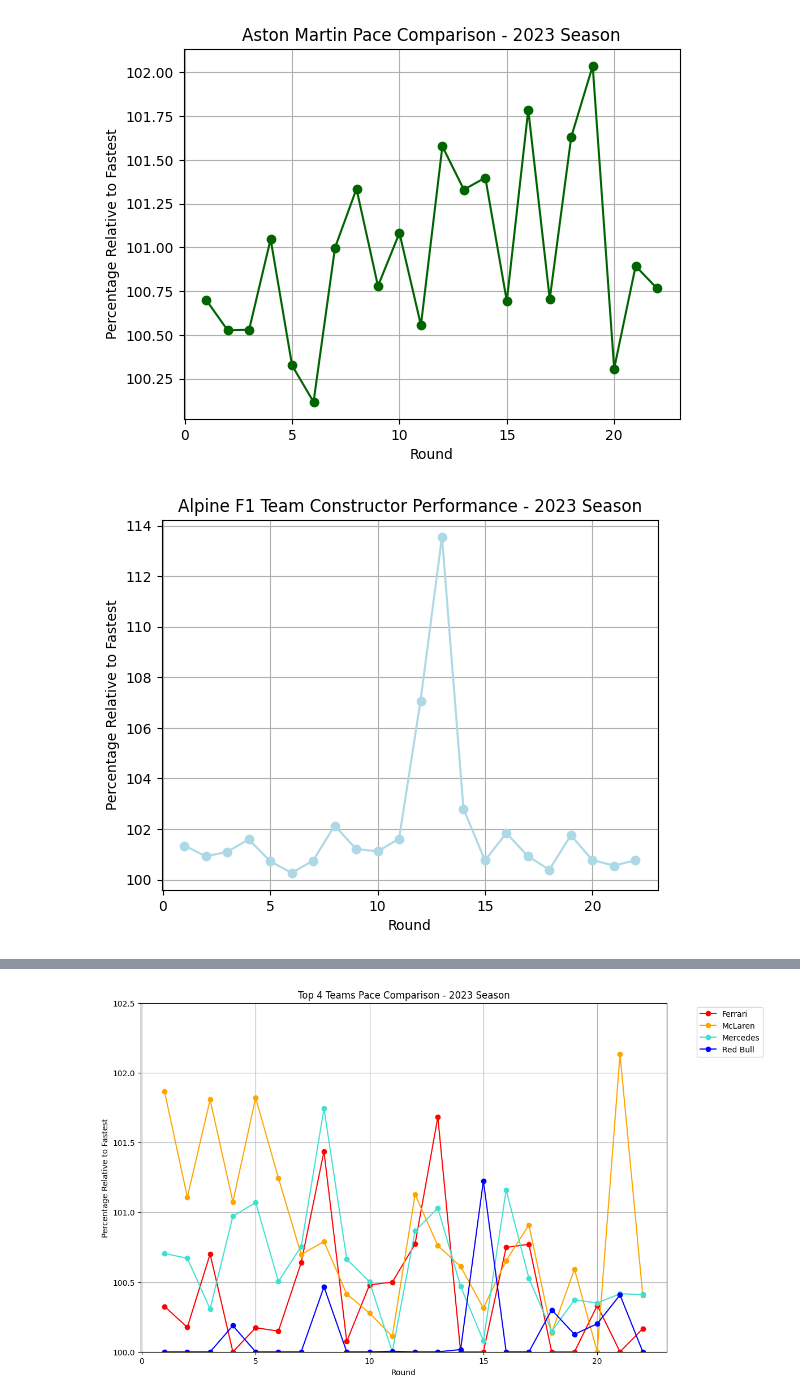
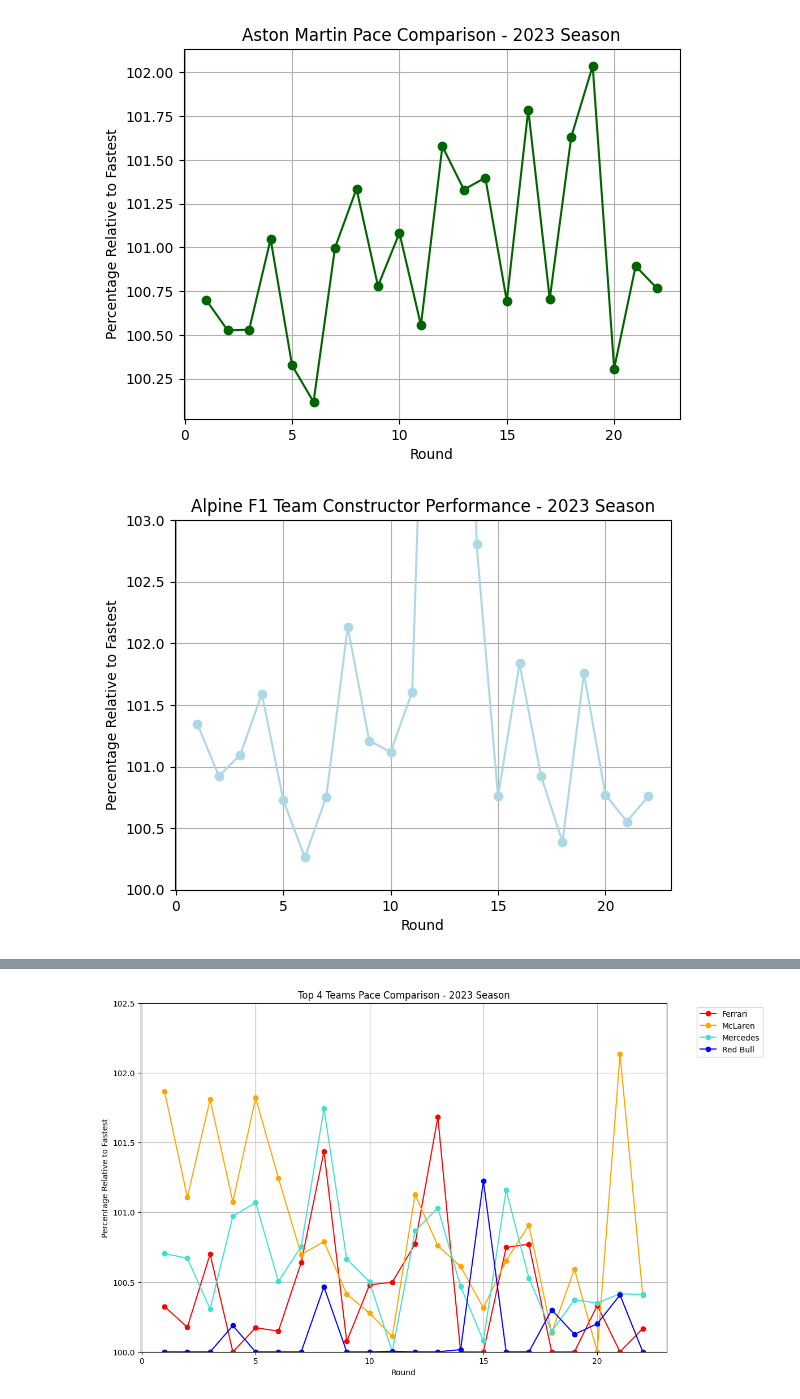
Before and after one commit to GoranBogetic/Podatkovna-rad, a Jupyter notebook: rad.ipynb, the cells around one changed output, grey strips where cells are left out. Drawn from its saved outputs; the diff is of its cells as text; code cells hidden in the pictures.

```diff
--- a/rad.ipynb
+++ b/rad.ipynb
@@ -668,34 +685,37 @@ import matplotlib.pyplot as plt
 df = pd.read_csv('qualifying_data_all_seasons.csv')
 
 season_2023_df = df[df['Season'] == 2023].copy()
 
 season_2023_df['Fastest_Qualifying_Time'] = pd.to_timedelta(season_2023_df['Fastest_Qualifying_Time']).dt.total_seconds() * 1000
 
 unique_rounds = season_2023_df['Round_No'].unique()
 
 alpine_percentages = []
 
 for round_no in unique_rounds:
     round_df = season_2023_df[season_2023_df['Round_No'] == round_no].copy()
 
     fastest_time = round_df['Fastest_Qualifying_Time'].min()
 
     result_df = round_df.groupby('Constructor_Name')['Fastest_Qualifying_Time'].min().reset_index()
 
     result_df['Percentage_Relative_to_Fastest'] = (result_df['Fastest_Qualifying_Time'] / fastest_time) * 100
 
     alpine_result = result_df[result_df['Constructor_Name'] == 'Alpine F1 Team']
 
     alpine_percentages.append(alpine_result['Percentage_Relative_to_Fastest'].values[0])
 
 plt.plot(unique_rounds, alpine_percentages, marker='o', linestyle='-', color='lightblue')
 plt.title('Alpine F1 Team Constructor Performance - 2023 Season')
 plt.xlabel('Round')
 plt.ylabel('Percentage Relative to Fastest')
 plt.grid(True)
+
+plt.ylim(100, 103)
+
 plt.show()
 # %% [output]
-[figure, old version]
+[figure, new version]
 # %%
 import pandas as pd
 import matplotlib.pyplot as plt
```
Also changed, not shown: parts of 5 cells of this notebook.
